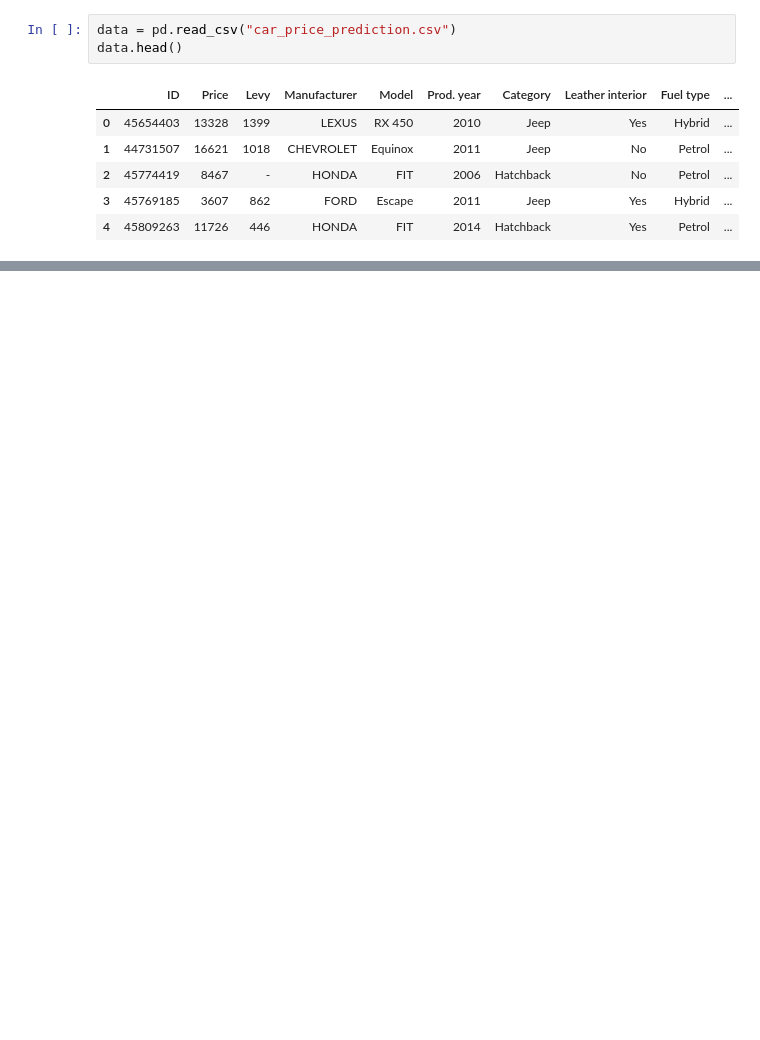
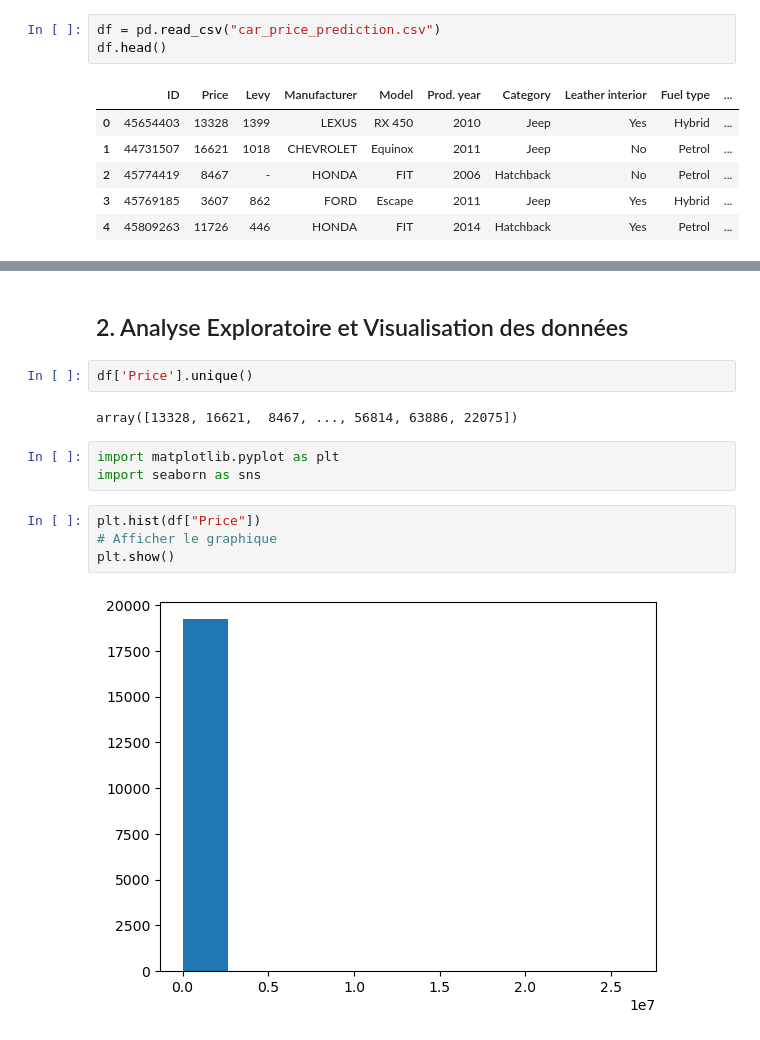
Before and after one commit to FoubaDev/Car_Price_Prediction, a Jupyter notebook: Car_Price_Prediction.ipynb, the cells around one changed output, grey strips where cells are left out. Cells and saved outputs as stored; diff of their text form; blank space fills up the shorter version.

```diff
--- a/Car_Price_Prediction.ipynb
+++ b/Car_Price_Prediction.ipynb
@@ -3,8 +8,8 @@ import numpy as np
 import pandas as pd
 import matplotlib.pyplot as plt
 # %%
-data = pd.read_csv("car_price_prediction.csv")
-data.head()
+df = pd.read_csv("car_price_prediction.csv")
+df.head()
 # %% [output]
 |  | ID | Price | Levy | Manufacturer | Model | Prod. year | Category | Leather interior | Fuel type | ... |
 | 0 | 45654403 | 13328 | 1399 | LEXUS | RX 450 | 2010 | Jeep | Yes | Hybrid | ... |
@@ -14,0 +54,15 @@ data.head()
+# %% [markdown]
+## 2. Analyse Exploratoire et Visualisation des données
+# %%
+df['Price'].unique()
+# %% [output]
+array([13328, 16621,  8467, ..., 56814, 63886, 22075])
+# %%
+import matplotlib.pyplot as plt
+import seaborn as sns
+# %%
+plt.hist(df["Price"])
+# Afficher le graphique
+plt.show()
+# %% [output]
+[figure, added]
```
Also changed, not shown: parts of 6 cells of this notebook.
